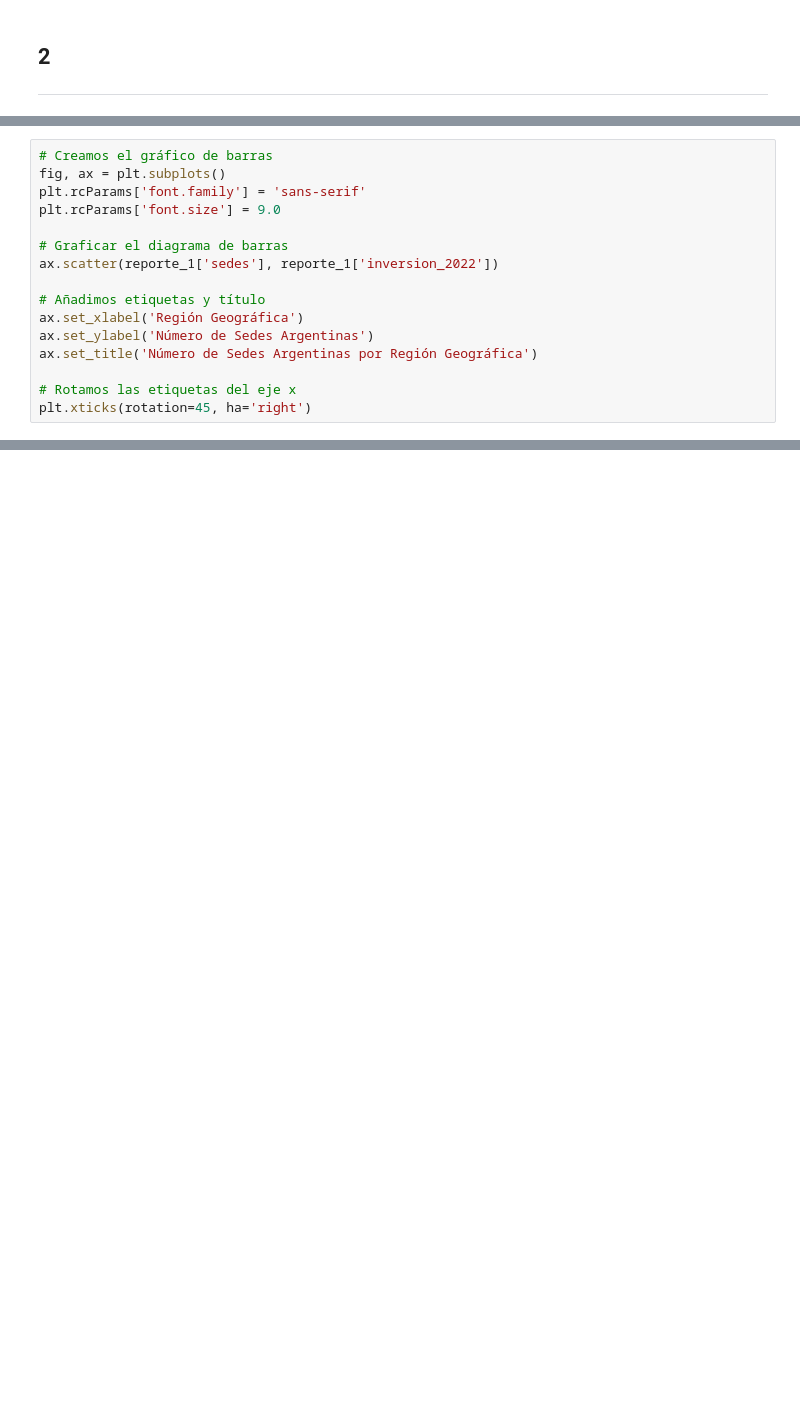
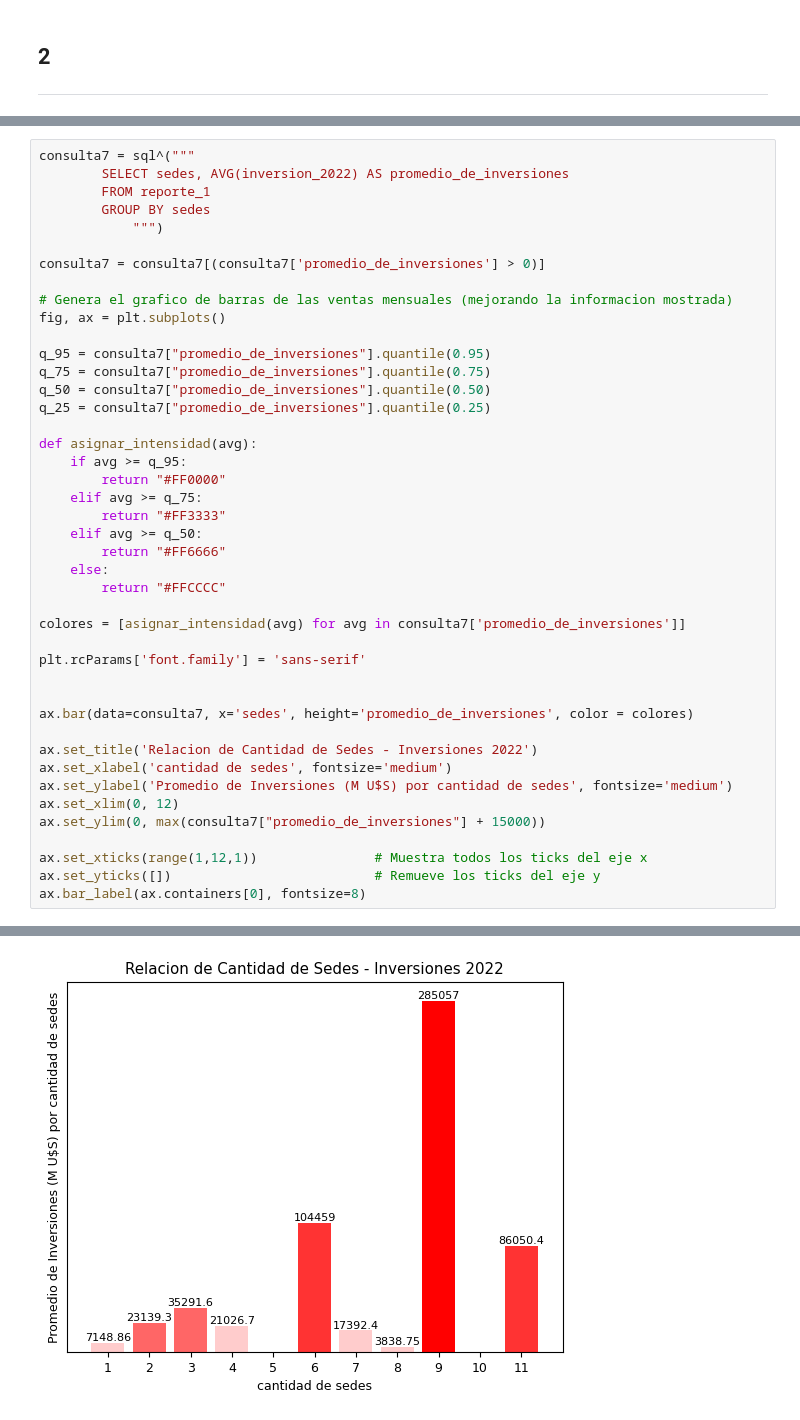
Before and after one commit to Empromptu/Inversion-extranjera-en-Argentina, a Jupyter notebook: notas.ipynb, the cells around one changed output, grey strips where cells are left out. Saved outputs shown, nothing was run; the diff lists cells and outputs as text; blank space fills up the shorter version.

```diff
--- a/notas.ipynb
+++ b/notas.ipynb
@@ -856,16 +856,0 @@ plt.xticks(rotation=45, ha='right')
-# %%
-# Creamos el gráfico de barras
-fig, ax = plt.subplots()
-plt.rcParams['font.family'] = 'sans-serif'
-plt.rcParams['font.size'] = 9.0
-
-# Graficar el diagrama de barras
-ax.scatter(reporte_1['sedes'], reporte_1['inversion_2022'])
-
-# Añadimos etiquetas y título
-ax.set_xlabel('Región Geográfica')
-ax.set_ylabel('Número de Sedes Argentinas')
-ax.set_title('Número de Sedes Argentinas por Región Geográfica')
-
-# Rotamos las etiquetas del eje x
-plt.xticks(rotation=45, ha='right')
@@ -881,0 +857,44 @@ plt.xticks(rotation=45, ha='right')
+# %%
+consulta7 = sql^("""
+        SELECT sedes, AVG(inversion_2022) AS promedio_de_inversiones
+        FROM reporte_1
+        GROUP BY sedes
+            """)
+
+consulta7 = consulta7[(consulta7['promedio_de_inversiones'] > 0)]
+
+# Genera el grafico de barras de las ventas mensuales (mejorando la informacion mostrada)
+fig, ax = plt.subplots()
+
+q_95 = consulta7["promedio_de_inversiones"].quantile(0.95)
+q_75 = consulta7["promedio_de_inversiones"].quantile(0.75)
+q_50 = consulta7["promedio_de_inversiones"].quantile(0.50)
+q_25 = consulta7["promedio_de_inversiones"].quantile(0.25)
+
+def asignar_intensidad(avg):
+    if avg >= q_95:
+        return "#FF0000"
+    elif avg >= q_75:
+        return "#FF3333"
+    elif avg >= q_50:
+        return "#FF6666"
+    else:
+        return "#FFCCCC"
+
+colores = [asignar_intensidad(avg) for avg in consulta7['promedio_de_inversiones']]
+
+plt.rcParams['font.family'] = 'sans-serif'
+
+
+ax.bar(data=consulta7, x='sedes', height='promedio_de_inversiones', color = colores)
+
+ax.set_title('Relacion de Cantidad de Sedes - Inversiones 2022')
+ax.set_xlabel('cantidad de sedes', fontsize='medium')
+ax.set_ylabel('Promedio de Inversiones (M U$S) por cantidad de sedes', fontsize='medium')
+ax.set_xlim(0, 12)
+ax.set_ylim(0, max(consulta7["promedio_de_inversiones"] + 15000))
+
+ax.set_xticks(range(1,12,1))               # Muestra todos los ticks del eje x
+ax.set_yticks([])                          # Remueve los ticks del eje y
+ax.bar_label(ax.containers[0], fontsize=8)
+# %% [output]
@@ -881,0 +910 @@ plt.xticks(rotation=45, ha='right')
+[figure, added]
```
Also changed, not shown: parts of 16 cells of this notebook.
